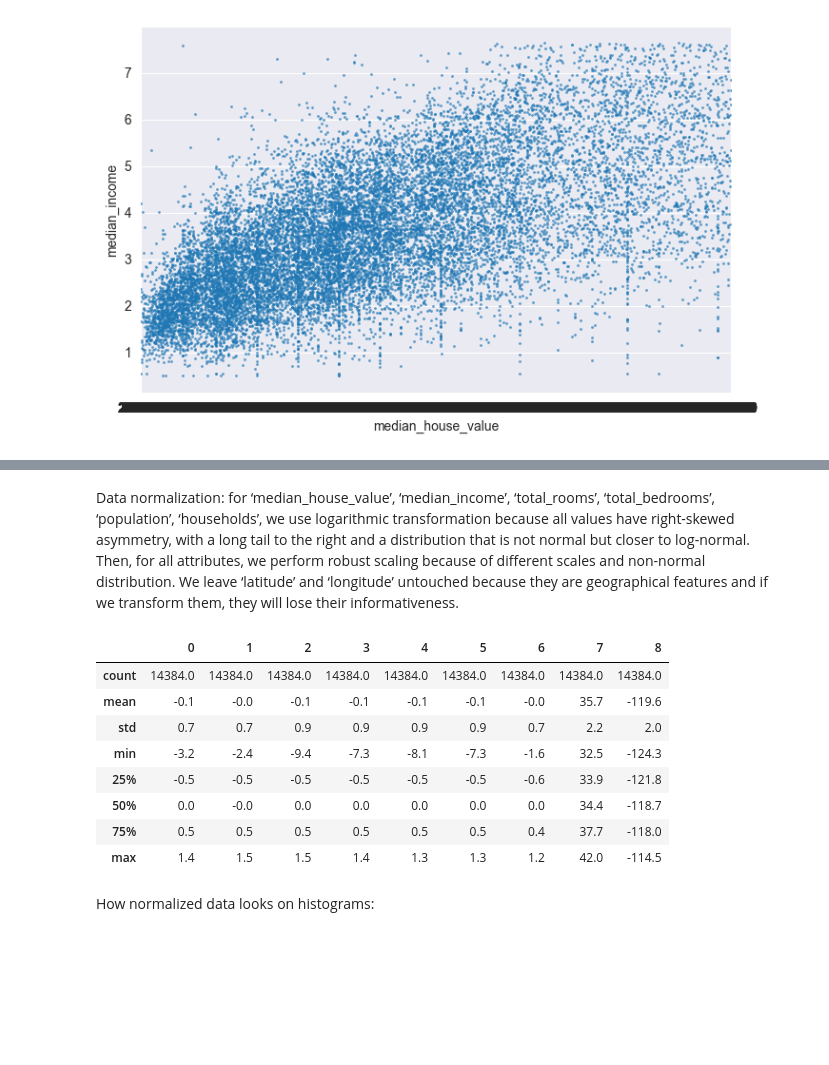
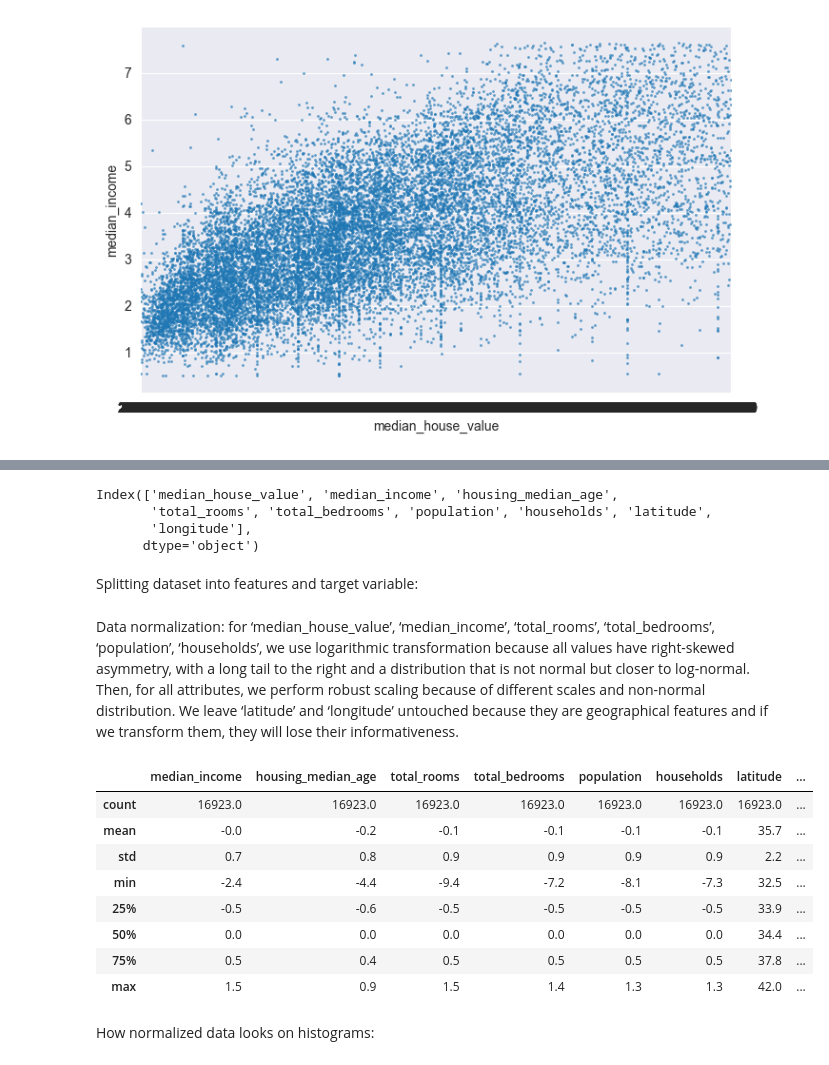
Before and after one commit to daniilstroievskyi/ZNEUS_Project, a Jupyter notebook: eda.ipynb, the cells around one changed output, grey strips where cells are left out. Saved outputs shown, nothing was run; the diff lists cells and outputs as text; code cells hidden in the pictures; blank space fills up the shorter version.

```diff
--- a/eda.ipynb
+++ b/eda.ipynb
@@ -157,29 +152,48 @@ houses_train, houses_test, = train_test_split(houses_cleaned, test_size=0.15, ra
+# %%
+houses_cleaned.columns
+# %% [output]
+Index(['median_house_value', 'median_income', 'housing_median_age',
+       'total_rooms', 'total_bedrooms', 'population', 'households', 'latitude',
+       'longitude'],
+      dtype='object')
+# %% [markdown]
+Splitting dataset into features and target variable:
+# %%
+X = houses_cleaned.drop(columns='median_house_value')
+y = houses_cleaned['median_house_value']
 # %% [markdown]
 Data normalization: for ‘median_house_value’, ‘median_income’, ‘total_rooms’, ‘total_bedrooms’, ‘population’, ‘households’, we use logarithmic transformation because all values have right-skewed asymmetry, with a long tail to the right and a distribution that is not normal but closer to log-normal. Then, for all attributes, we perform robust scaling because of different scales and non-normal distribution.
 We leave ‘latitude’ and ‘longitude’ untouched because they are geographical features and if we transform them, they will lose their informativeness.
 # %%
 from sklearn.compose import ColumnTransformer
 from sklearn.preprocessing import RobustScaler, FunctionTransformer
 from sklearn.pipeline import Pipeline
 
-preprocessor = Pipeline([
-    ('log_transform', ColumnTransformer([('log', FunctionTransformer(np.log1p), [0, 1, 3, 4, 5, 6])], remainder='passthrough')),
-    ('robust_scaling', ColumnTransformer([('robust', RobustScaler(), [0, 1, 2, 3, 4, 5, 6])], remainder='passthrough'))
+X_scaler = Pipeline([
+    ('log_transform', ColumnTransformer([('log', FunctionTransformer(np.log1p), [0, 1, 2, 3, 4, 5])], remainder='passthrough')),
+    ('robust_scaling', ColumnTransformer([('robust', RobustScaler(), [0, 1, 2, 3, 4, 5])], remainder='passthrough'))
 ])
 
-transformed_data = preprocessor.fit_transform(houses_train)
-houses_train = pd.DataFrame(transformed_data, columns=[0, 1, 2, 3, 4, 5, 6, 7, 8])
-houses_train.describe()
+y_scaler = RobustScaler()
+
+
+transformed_X = X_scaler.fit_transform(X)
+transformed_y = y_scaler.fit_transform(y.values.reshape(-1, 1))
+
+X_norm = pd.DataFrame(transformed_X, columns=X.columns)
+y_norm = pd.DataFrame(transformed_y, columns=['median_house_value'])
+
+X_norm.describe()
 # %% [output]
-|  | 0 | 1 | 2 | 3 | 4 | 5 | 6 | 7 | 8 |
-| count | 14384.0 | 14384.0 | 14384.0 | 14384.0 | 14384.0 | 14384.0 | 14384.0 | 14384.0 | 14384.0 |
-| mean | -0.1 | -0.0 | -0.1 | -0.1 | -0.1 | -0.1 | -0.0 | 35.7 | -119.6 |
-| std | 0.7 | 0.7 | 0.9 | 0.9 | 0.9 | 0.9 | 0.7 | 2.2 | 2.0 |
-| min | -3.2 | -2.4 | -9.4 | -7.3 | -8.1 | -7.3 | -1.6 | 32.5 | -124.3 |
-| 25% | -0.5 | -0.5 | -0.5 | -0.5 | -0.5 | -0.5 | -0.6 | 33.9 | -121.8 |
-| 50% | 0.0 | -0.0 | 0.0 | 0.0 | 0.0 | 0.0 | 0.0 | 34.4 | -118.7 |
-| 75% | 0.5 | 0.5 | 0.5 | 0.5 | 0.5 | 0.5 | 0.4 | 37.7 | -118.0 |
-| max | 1.4 | 1.5 | 1.5 | 1.4 | 1.3 | 1.3 | 1.2 | 42.0 | -114.5 |
+|  | median_income | housing_median_age | total_rooms | total_bedrooms | population | households | latitude | ... |
+| count | 16923.0 | 16923.0 | 16923.0 | 16923.0 | 16923.0 | 16923.0 | 16923.0 | ... |
+| mean | -0.0 | -0.2 | -0.1 | -0.1 | -0.1 | -0.1 | 35.7 | ... |
+| std | 0.7 | 0.8 | 0.9 | 0.9 | 0.9 | 0.9 | 2.2 | ... |
+| min | -2.4 | -4.4 | -9.4 | -7.2 | -8.1 | -7.3 | 32.5 | ... |
+| 25% | -0.5 | -0.6 | -0.5 | -0.5 | -0.5 | -0.5 | 33.9 | ... |
+| 50% | 0.0 | 0.0 | 0.0 | 0.0 | 0.0 | 0.0 | 34.4 | ... |
+| 75% | 0.5 | 0.4 | 0.5 | 0.5 | 0.5 | 0.5 | 37.8 | ... |
+| max | 1.5 | 0.9 | 1.5 | 1.4 | 1.3 | 1.3 | 42.0 | ... |
 # %% [markdown]
 How normalized data looks on histograms:
 # %%
```
Also changed, not shown: parts of 12 cells of this notebook.
